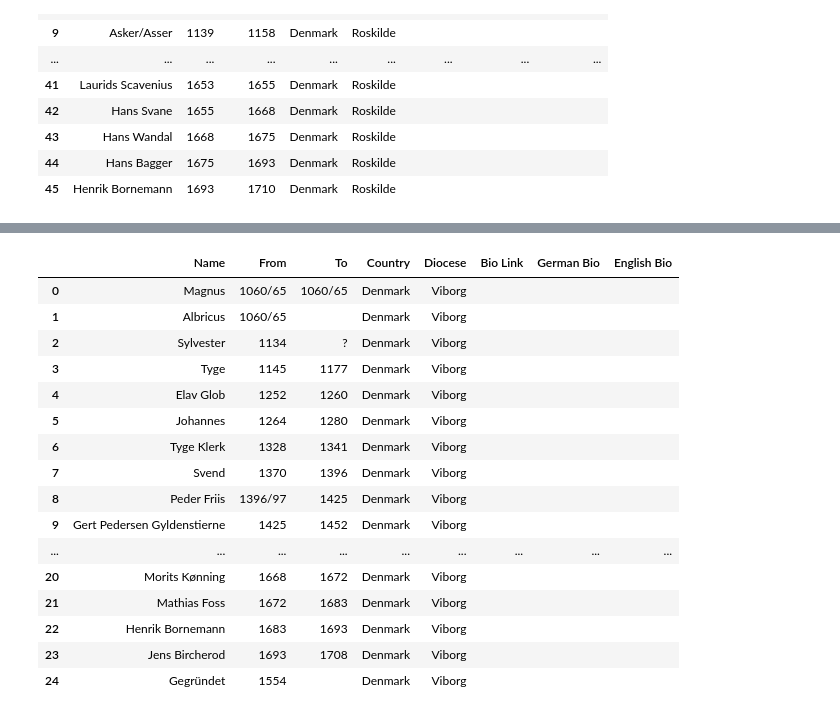
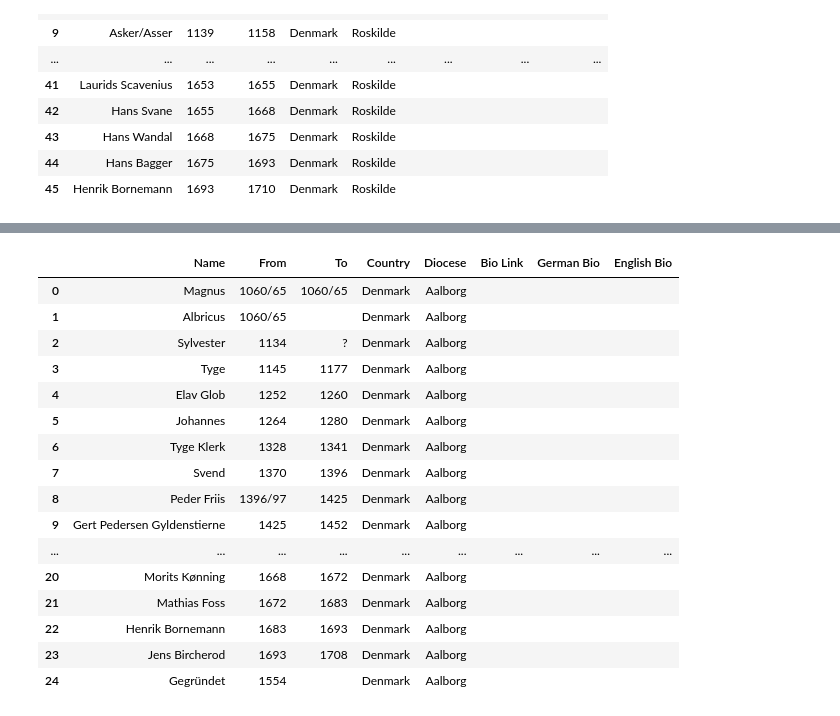
Before and after one commit to orionjtaylor/european-bishops-wiki-scraper, a Jupyter notebook: list-bishops-wikipedia.ipynb, the cells around one changed output, grey strips where cells are left out. Saved outputs shown, nothing was run; the diff lists cells and outputs as text; code cells hidden in the pictures.

```diff
--- a/list-bishops-wikipedia.ipynb
+++ b/list-bishops-wikipedia.ipynb
@@ -228,23 +234,23 @@ denmark_viborg
 | 16 | Søren Glud | 1673 | 1693 | Denmark | Viborg |  |  |  |
 | 17 | Henrik Gerner | 1693 | 1700 | Denmark | Viborg |  |  |  |
 # %%
-denmark_aalborg = collector('/Users/orion/Downloads/chromedriver', 'https://de.wikipedia.org/wiki/Bistum_Aalborg', 'Denmark', 'Viborg')
+denmark_aalborg = collector('/Users/orion/Downloads/chromedriver', 'https://de.wikipedia.org/wiki/Bistum_Aalborg', 'Denmark', 'Aalborg')
 denmark_aalborg
 # %% [output]
 |  | Name | From | To | Country | Diocese | Bio Link | German Bio | English Bio |
-| 0 | Magnus | 1060/65 | 1060/65 | Denmark | Viborg |  |  |  |
-| 1 | Albricus | 1060/65 |  | Denmark | Viborg |  |  |  |
-| 2 | Sylvester | 1134 | ? | Denmark | Viborg |  |  |  |
-| 3 | Tyge | 1145 | 1177 | Denmark | Viborg |  |  |  |
-| 4 | Elav Glob | 1252 | 1260 | Denmark | Viborg |  |  |  |
-| 5 | Johannes | 1264 | 1280 | Denmark | Viborg |  |  |  |
-| 6 | Tyge Klerk | 1328 | 1341 | Denmark | Viborg |  |  |  |
-| 7 | Svend | 1370 | 1396 | Denmark | Viborg |  |  |  |
-| 8 | Peder Friis | 1396/97 | 1425 | Denmark | Viborg |  |  |  |
-| 9 | Gert Pedersen Gyldenstierne | 1425 | 1452 | Denmark | Viborg |  |  |  |
+| 0 | Magnus | 1060/65 | 1060/65 | Denmark | Aalborg |  |  |  |
+| 1 | Albricus | 1060/65 |  | Denmark | Aalborg |  |  |  |
+| 2 | Sylvester | 1134 | ? | Denmark | Aalborg |  |  |  |
+| 3 | Tyge | 1145 | 1177 | Denmark | Aalborg |  |  |  |
+| 4 | Elav Glob | 1252 | 1260 | Denmark | Aalborg |  |  |  |
+| 5 | Johannes | 1264 | 1280 | Denmark | Aalborg |  |  |  |
+| 6 | Tyge Klerk | 1328 | 1341 | Denmark | Aalborg |  |  |  |
+| 7 | Svend | 1370 | 1396 | Denmark | Aalborg |  |  |  |
+| 8 | Peder Friis | 1396/97 | 1425 | Denmark | Aalborg |  |  |  |
+| 9 | Gert Pedersen Gyldenstierne | 1425 | 1452 | Denmark | Aalborg |  |  |  |
 | ... | ... | ... | ... | ... | ... | ... | ... | ... |
-| 20 | Morits Kønning | 1668 | 1672 | Denmark | Viborg |  |  |  |
-| 21 | Mathias Foss | 1672 | 1683 | Denmark | Viborg |  |  |  |
-| 22 | Henrik Bornemann | 1683 | 1693 | Denmark | Viborg |  |  |  |
-| 23 | Jens Bircherod | 1693 | 1708 | Denmark | Viborg |  |  |  |
-| 24 | Gegründet | 1554 |  | Denmark | Viborg |  |  |  |
+| 20 | Morits Kønning | 1668 | 1672 | Denmark | Aalborg |  |  |  |
+| 21 | Mathias Foss | 1672 | 1683 | Denmark | Aalborg |  |  |  |
+| 22 | Henrik Bornemann | 1683 | 1693 | Denmark | Aalborg |  |  |  |
+| 23 | Jens Bircherod | 1693 | 1708 | Denmark | Aalborg |  |  |  |
+| 24 | Gegründet | 1554 |  | Denmark | Aalborg |  |  |  |
```
Also changed, not shown: parts of 1 cell of this notebook.
